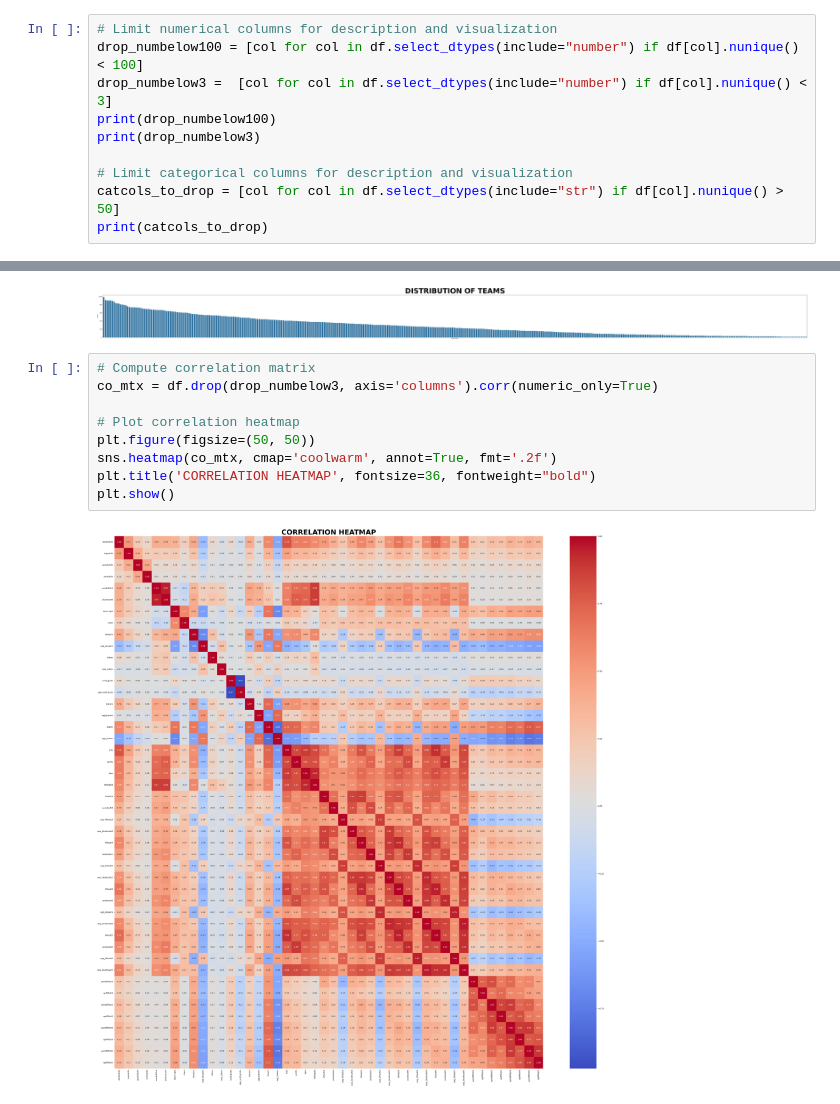
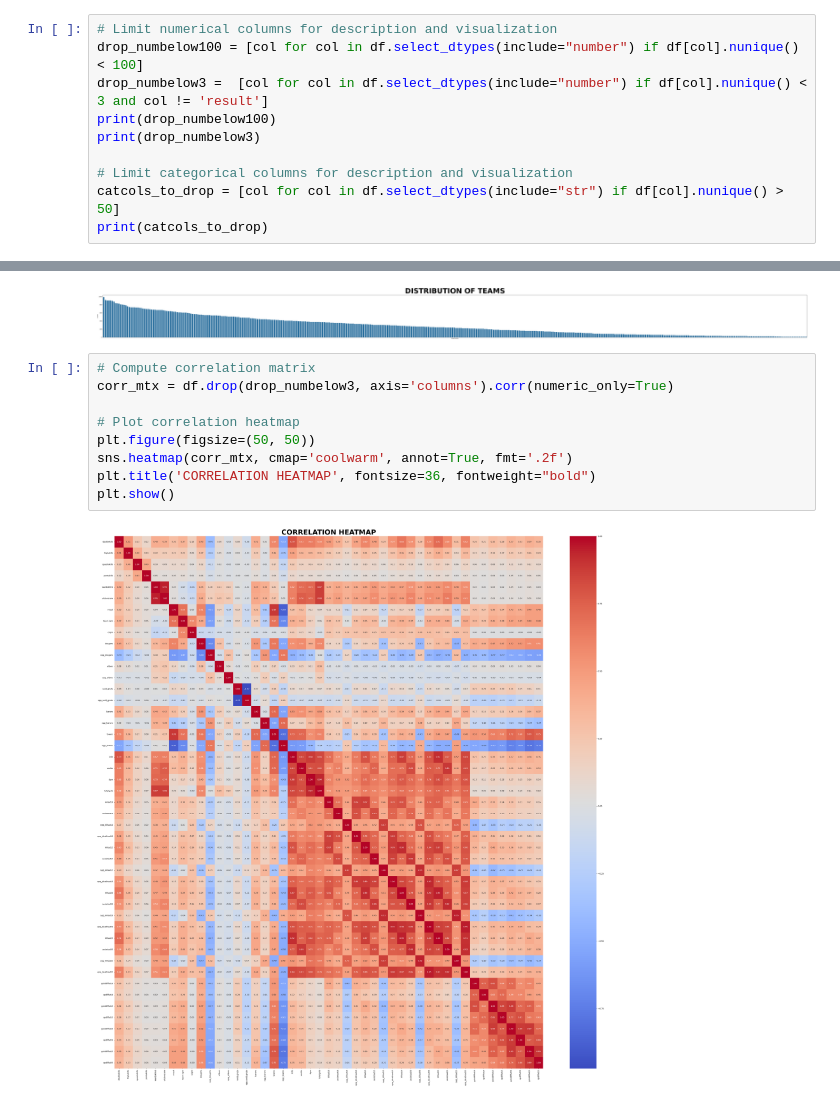
Before and after one commit to jkpjr/lol-esports-pickems-predictor, a Jupyter notebook: exploratory_data_analysis.ipynb, the cells around one changed output, grey strips where cells are left out. Drawn from its saved outputs; the diff is of its cells as text.

```diff
--- a/exploratory_data_analysis.ipynb
+++ b/exploratory_data_analysis.ipynb
@@ -65,7 +65,7 @@ df.describe()
 # %%
 # Limit numerical columns for description and visualization
 drop_numbelow100 = [col for col in df.select_dtypes(include="number") if df[col].nunique() < 100]
-drop_numbelow3 =  [col for col in df.select_dtypes(include="number") if df[col].nunique() < 3]
+drop_numbelow3 =  [col for col in df.select_dtypes(include="number") if df[col].nunique() < 3 and col != 'result']
 print(drop_numbelow100)
 print(drop_numbelow3)
 
@@ -194,12 +195,12 @@ plt.show()
 [figure]
 # %%
 # Compute correlation matrix
-co_mtx = df.drop(drop_numbelow3, axis='columns').corr(numeric_only=True)
+corr_mtx = df.drop(drop_numbelow3, axis='columns').corr(numeric_only=True)
 
 # Plot correlation heatmap
 plt.figure(figsize=(50, 50))
-sns.heatmap(co_mtx, cmap='coolwarm', annot=True, fmt='.2f')
+sns.heatmap(corr_mtx, cmap='coolwarm', annot=True, fmt='.2f')
 plt.title('CORRELATION HEATMAP', fontsize=36, fontweight="bold")
 plt.show()
 # %% [output]
-[figure, old version]
+[figure, new version]
```
Also changed, not shown: parts of 4 cells of this notebook, 3 other files.
